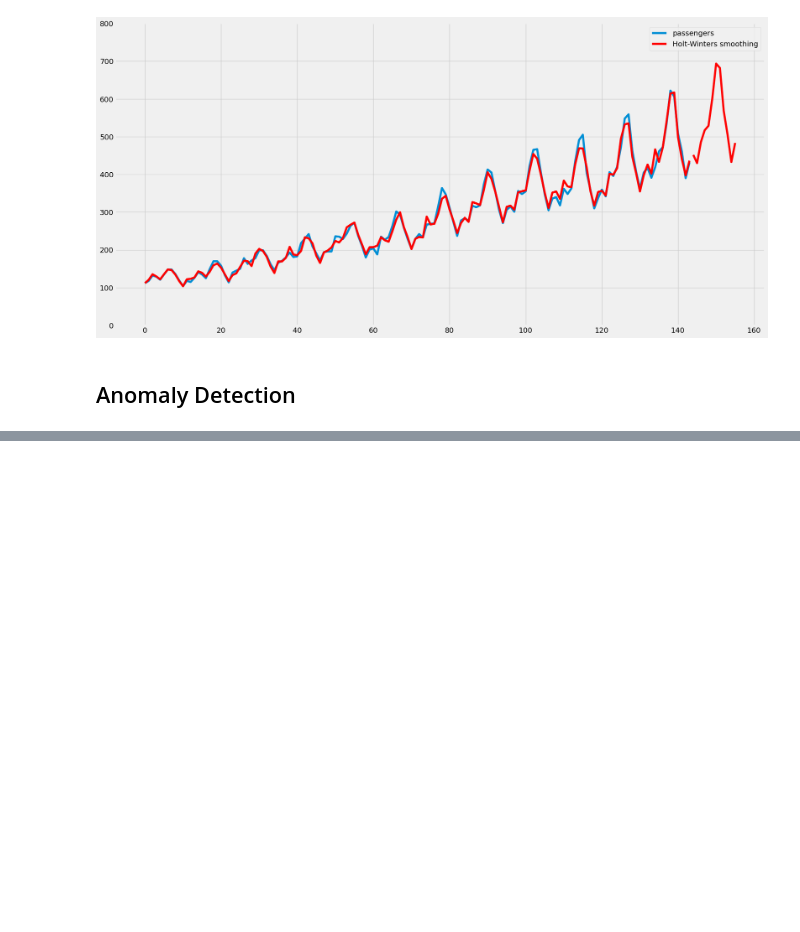
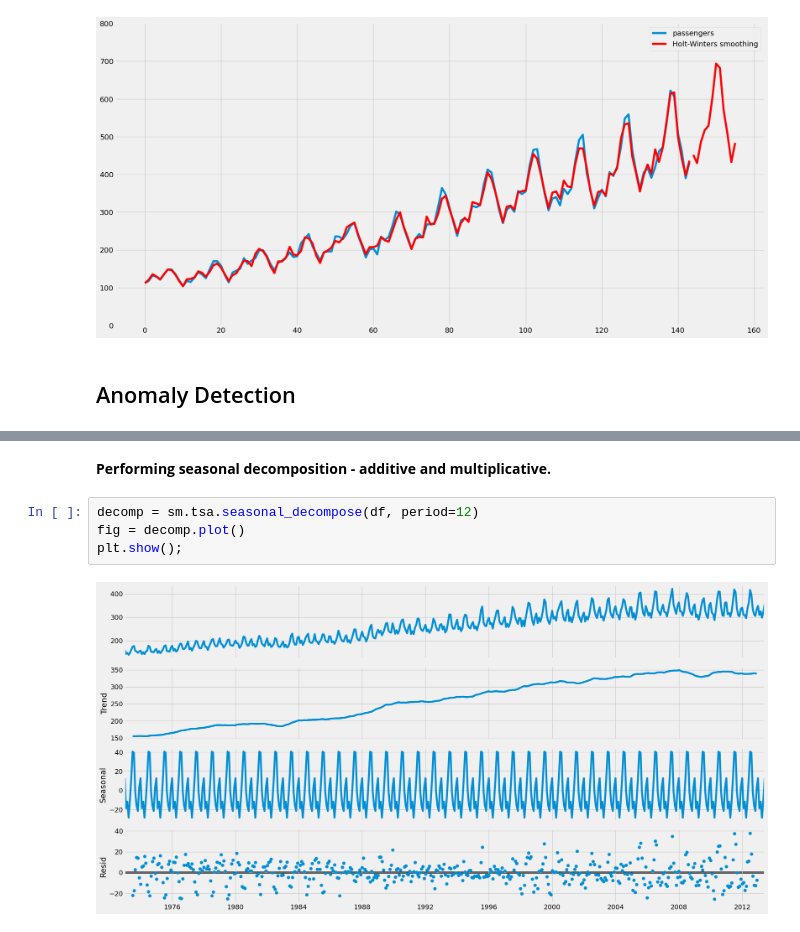
Before and after one commit to bachaudhry/time_series, a Jupyter notebook: ts_with_k/02_Smoothing_Methods.ipynb, the cells around one changed output, grey strips where cells are left out. Cells and saved outputs as stored; diff of their text form; blank space fills up the shorter version.

```diff
--- a/ts_with_k/02_Smoothing_Methods.ipynb
+++ b/ts_with_k/02_Smoothing_Methods.ipynb
@@ -139,0 +200,8 @@ plt.show();
+# %% [markdown]
+**Performing seasonal decomposition - additive and multiplicative.**
+# %%
+decomp = sm.tsa.seasonal_decompose(df, period=12)
+fig = decomp.plot()
+plt.show();
+# %% [output]
+[figure, added]
```
Also changed, not shown: parts of 16 cells of this notebook.
